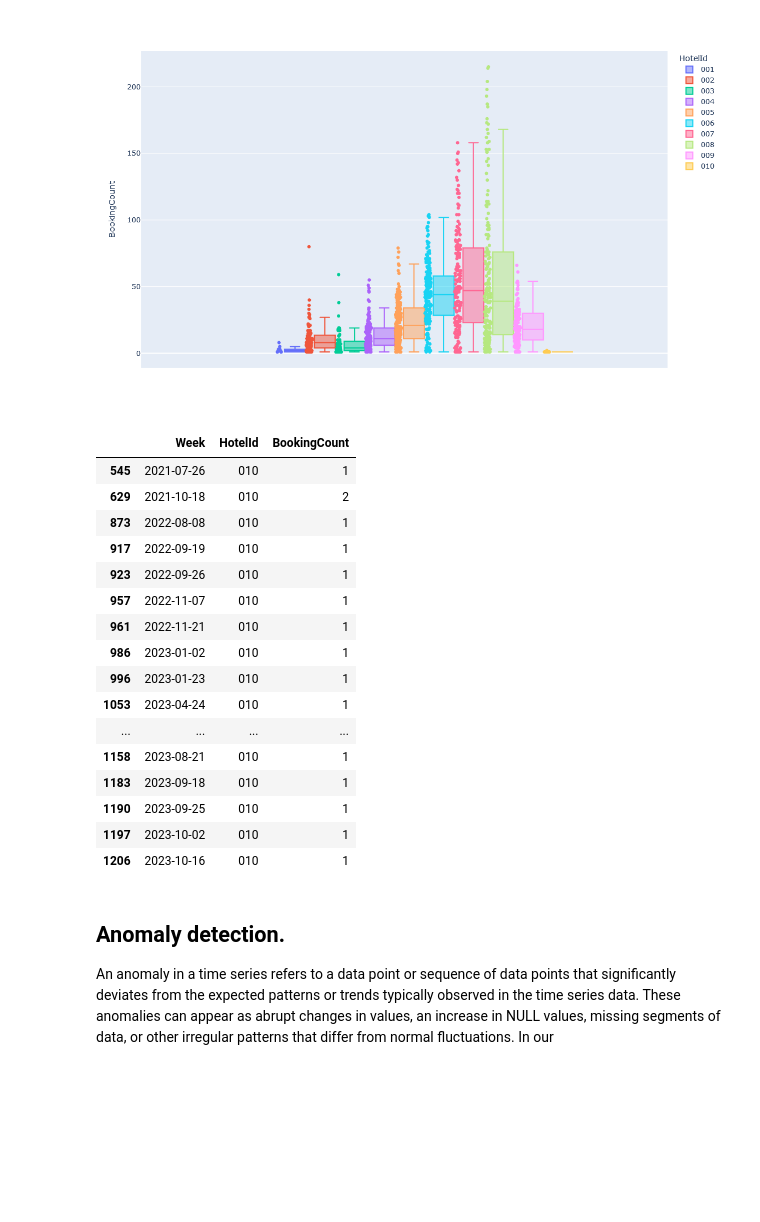
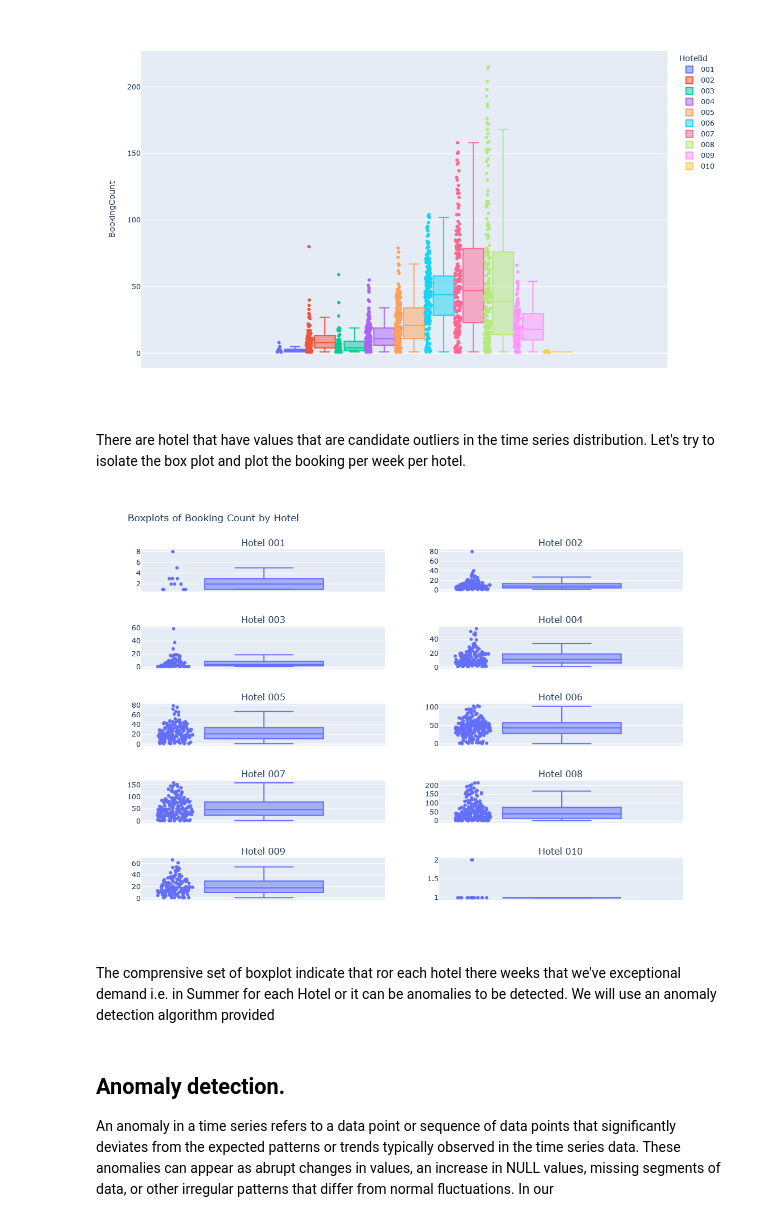
Before and after one commit to CCT-Dublin/capstone-project-feb-2024-pt-giorgiozoppi, a Jupyter notebook: CapstoneProjectGiorgioZoppi.ipynb, the cells around one changed output. Drawn from its saved outputs; the diff is of its cells as text; code cells hidden in the pictures; blank space fills up the shorter version.

```diff
--- a/CapstoneProjectGiorgioZoppi.ipynb
+++ b/CapstoneProjectGiorgioZoppi.ipynb
@@ -571,26 +571,27 @@ fig.update_layout(
 fig.show()
 # %% [output]
 [figure]
-# %%
-weekly_demand[weekly_demand['HotelId']=='010']
-# %% [output]
-|  | Week | HotelId | BookingCount |
-| 545 | 2021-07-26 | 010 | 1 |
-| 629 | 2021-10-18 | 010 | 2 |
-| 873 | 2022-08-08 | 010 | 1 |
-| 917 | 2022-09-19 | 010 | 1 |
-| 923 | 2022-09-26 | 010 | 1 |
-| 957 | 2022-11-07 | 010 | 1 |
-| 961 | 2022-11-21 | 010 | 1 |
-| 986 | 2023-01-02 | 010 | 1 |
-| 996 | 2023-01-23 | 010 | 1 |
-| 1053 | 2023-04-24 | 010 | 1 |
-| ... | ... | ... | ... |
-| 1158 | 2023-08-21 | 010 | 1 |
-| 1183 | 2023-09-18 | 010 | 1 |
-| 1190 | 2023-09-25 | 010 | 1 |
-| 1197 | 2023-10-02 | 010 | 1 |
-| 1206 | 2023-10-16 | 010 | 1 |
+# %% [markdown]
+There are hotel that have values that are candidate outliers in the time series distribution. Let's try to isolate the box plot and plot the booking per week per hotel.
+# %%
+
+import plotly.express as px
+
+hotel_ids = weekly_demand['HotelId'].unique()
+rows = (len(hotel_ids) + 1) // 2  # Calculate the number of rows needed
+fig = make_subplots(rows=rows, cols=2, subplot_titles=[f'Hotel {hotel_id}' for hotel_id in hotel_ids])
+for idx, hotel_id in enumerate(hotel_ids):
+    hotel_data = weekly_demand[weekly_demand['HotelId'] == hotel_id]
+    box_plot = px.box(hotel_data, y="BookingCount", points='all')
+    for trace in box_plot['data']:
+        fig.add_trace(trace, row=(idx // 2) + 1, col=(idx % 2) + 1)
+fig.update_layout(height=800, width=1000, showlegend=False, title_text="Distril")
+fig.show()
+# %% [output]
+[figure, added]
+# %% [markdown]
+The comprensive set of boxplot indicate that ror each hotel there weeks that we've exceptional demand i.e. in Summer for each Hotel or it can be anomalies
+to be detected. We will use an anomaly detection algorithm provided
 # %% [markdown]
 ## Anomaly detection.
 An anomaly in a time series refers to a data point or sequence of data points that significantly deviates from the expected patterns or trends typically observed in the time series data. These anomalies can appear as abrupt changes in values, an increase in NULL values, missing segments of data, or other irregular patterns that differ from normal fluctuations. In our
```
Also changed, not shown: parts of 1 cell of this notebook.
